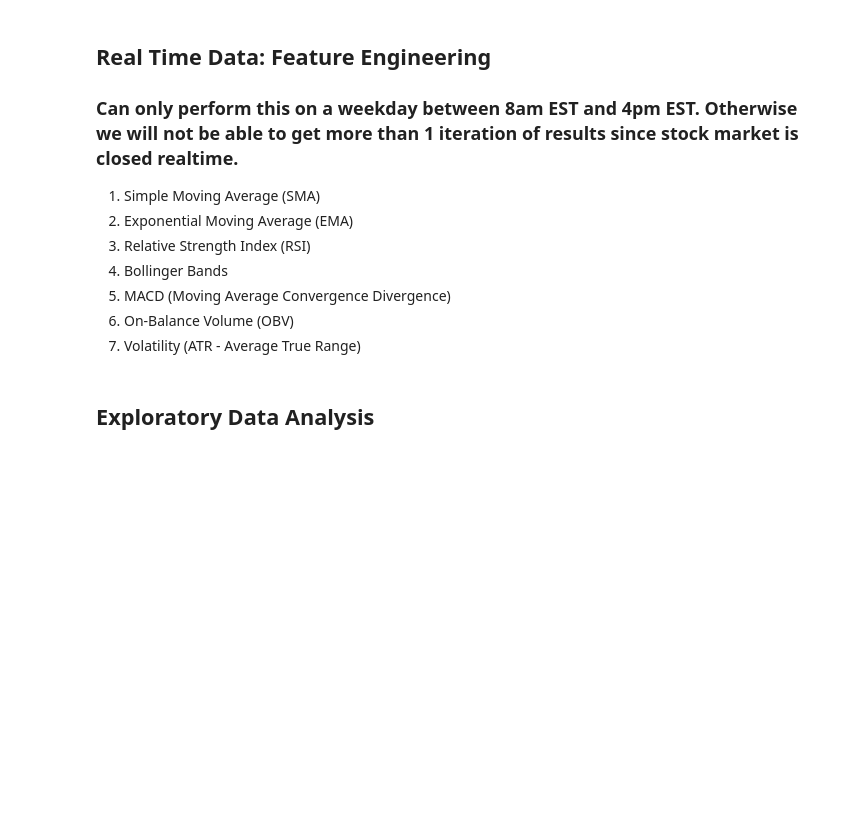
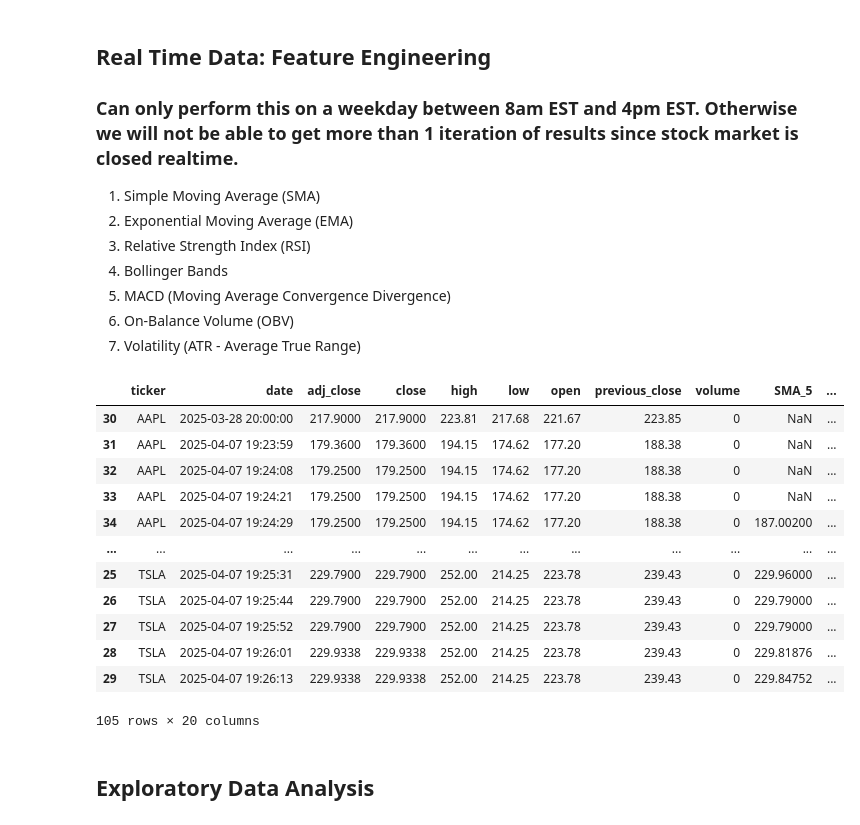
Before and after one commit to HaseemArshad/Stock-Market-Prediction-Model, a Jupyter notebook: StockMarketPredictionModel.ipynb, the cells around one changed output. Saved outputs shown, nothing was run; the diff lists cells and outputs as text; code cells hidden in the pictures; blank space fills up the shorter version.

```diff
--- a/StockMarketPredictionModel.ipynb
+++ b/StockMarketPredictionModel.ipynb
@@ -304,6 +321,85 @@ dtype: int64
 5. MACD (Moving Average Convergence Divergence)
 6. On-Balance Volume (OBV)
 7. Volatility (ATR - Average True Range)
+# %%
+def add_technical_indicators(df):
+    df = df.sort_values(by=['ticker', 'date'])
+
+    # Simple Moving Average (SMA)
+    df['SMA_5'] = df.groupby('ticker')['close'].transform(lambda x: x.rolling(window=5).mean())
+
+    # Exponential Moving Average (EMA)
+    df['EMA_5'] = df.groupby('ticker')['close'].transform(lambda x: x.ewm(span=5, adjust=False).mean())
+
+    # Relative Strength Index (RSI)
+    def compute_rsi(series, period=5):
+        delta = series.diff()
+        gain = delta.where(delta > 0, 0.0)
+        loss = -delta.where(delta < 0, 0.0)
+        avg_gain = gain.rolling(window=period).mean()
+        avg_loss = loss.rolling(window=period).mean()
+        rs = avg_gain / avg_loss
+        return 100 - (100 / (1 + rs))
+
+    df['RSI_5'] = df.groupby('ticker')['close'].transform(lambda x: compute_rsi(x))
+
+    # Bollinger Bands
+    # Bollinger Bands (corrected)
+    df['BB_Middle'] = df.groupby('ticker')['close'].transform(lambda x: x.rolling(window=5).mean())
+    df['BB_Std'] = df.groupby('ticker')['close'].transform(lambda x: x.rolling(window=5).std())
+    df['BB_Upper'] = df['BB_Middle'] + 2 * df['BB_Std']
+    df['BB_Lower'] = df['BB_Middle'] - 2 * df['BB_Std']
+
+
+    # MACD
+    ema12 = df.groupby('ticker')['close'].transform(lambda x: x.ewm(span=12, adjust=False).mean())
+    ema26 = df.groupby('ticker')['close'].transform(lambda x: x.ewm(span=26, adjust=False).mean())
+    df['MACD'] = ema12 - ema26
+    df['MACD_Signal'] = df.groupby('ticker')['MACD'].transform(lambda x: x.ewm(span=9, adjust=False).mean())
+
+    # On-Balance Volume (OBV)
+    def compute_obv(group):
+        obv = [0]
+        for i in range(1, len(group)):
+            if group['close'].iloc[i] > group['close'].iloc[i - 1]:
+                obv.append(obv[-1] + group['volume'].iloc[i])
+            elif group['close'].iloc[i] < group['close'].iloc[i - 1]:
+                obv.append(obv[-1] - group['volume'].iloc[i])
+            else:
+                obv.append(obv[-1])
+        return pd.Series(obv, index=group.index)
+
+    df['OBV'] = df.groupby('ticker')[['close', 'volume']].apply(compute_obv).reset_index(level=0, drop=True)
+
+    # ATR - Average True Range
+    df['prev_close'] = df.groupby('ticker')['close'].shift(1)
+    df['high_low'] = df['high'] - df['low']
+    df['high_prev_close'] = (df['high'] - df['prev_close']).abs()
+    df['low_prev_close'] = (df['low'] - df['prev_close']).abs()
+    df['TR'] = df[['high_low', 'high_prev_close', 'low_prev_close']].max(axis=1)
+    df['ATR_5'] = df.groupby('ticker')['TR'].transform(lambda x: x.rolling(window=5).mean())
+
+    # Drop temp columns
+    df.drop(columns=['prev_close', 'high_low', 'high_prev_close', 'low_prev_close', 'TR'], inplace=True)
+
+    return df
+
+df_cleaned_cass_features=add_technical_indicators(df_cassandracleaned)
+display(df_cleaned_cass_features)
+# %% [output]
+|  | ticker | date | adj_close | close | high | low | open | previous_close | volume | SMA_5 | ... |
+| 30 | AAPL | 2025-03-28 20:00:00 | 217.9000 | 217.9000 | 223.81 | 217.68 | 221.67 | 223.85 | 0 | NaN | ... |
+| 31 | AAPL | 2025-04-07 19:23:59 | 179.3600 | 179.3600 | 194.15 | 174.62 | 177.20 | 188.38 | 0 | NaN | ... |
+| 32 | AAPL | 2025-04-07 19:24:08 | 179.2500 | 179.2500 | 194.15 | 174.62 | 177.20 | 188.38 | 0 | NaN | ... |
+| 33 | AAPL | 2025-04-07 19:24:21 | 179.2500 | 179.2500 | 194.15 | 174.62 | 177.20 | 188.38 | 0 | NaN | ... |
+| 34 | AAPL | 2025-04-07 19:24:29 | 179.2500 | 179.2500 | 194.15 | 174.62 | 177.20 | 188.38 | 0 | 187.00200 | ... |
+| ... | ... | ... | ... | ... | ... | ... | ... | ... | ... | ... | ... |
+| 25 | TSLA | 2025-04-07 19:25:31 | 229.7900 | 229.7900 | 252.00 | 214.25 | 223.78 | 239.43 | 0 | 229.96000 | ... |
+| 26 | TSLA | 2025-04-07 19:25:44 | 229.7900 | 229.7900 | 252.00 | 214.25 | 223.78 | 239.43 | 0 | 229.79000 | ... |
+| 27 | TSLA | 2025-04-07 19:25:52 | 229.7900 | 229.7900 | 252.00 | 214.25 | 223.78 | 239.43 | 0 | 229.79000 | ... |
+| 28 | TSLA | 2025-04-07 19:26:01 | 229.9338 | 229.9338 | 252.00 | 214.25 | 223.78 | 239.43 | 0 | 229.81876 | ... |
+| 29 | TSLA | 2025-04-07 19:26:13 | 229.9338 | 229.9338 | 252.00 | 214.25 | 223.78 | 239.43 | 0 | 229.84752 | ... |
+105 rows × 20 columns
 # %% [markdown]
 ## Exploratory Data Analysis
 # %% [markdown]
```
Also changed, not shown: parts of 2 cells of this notebook.
